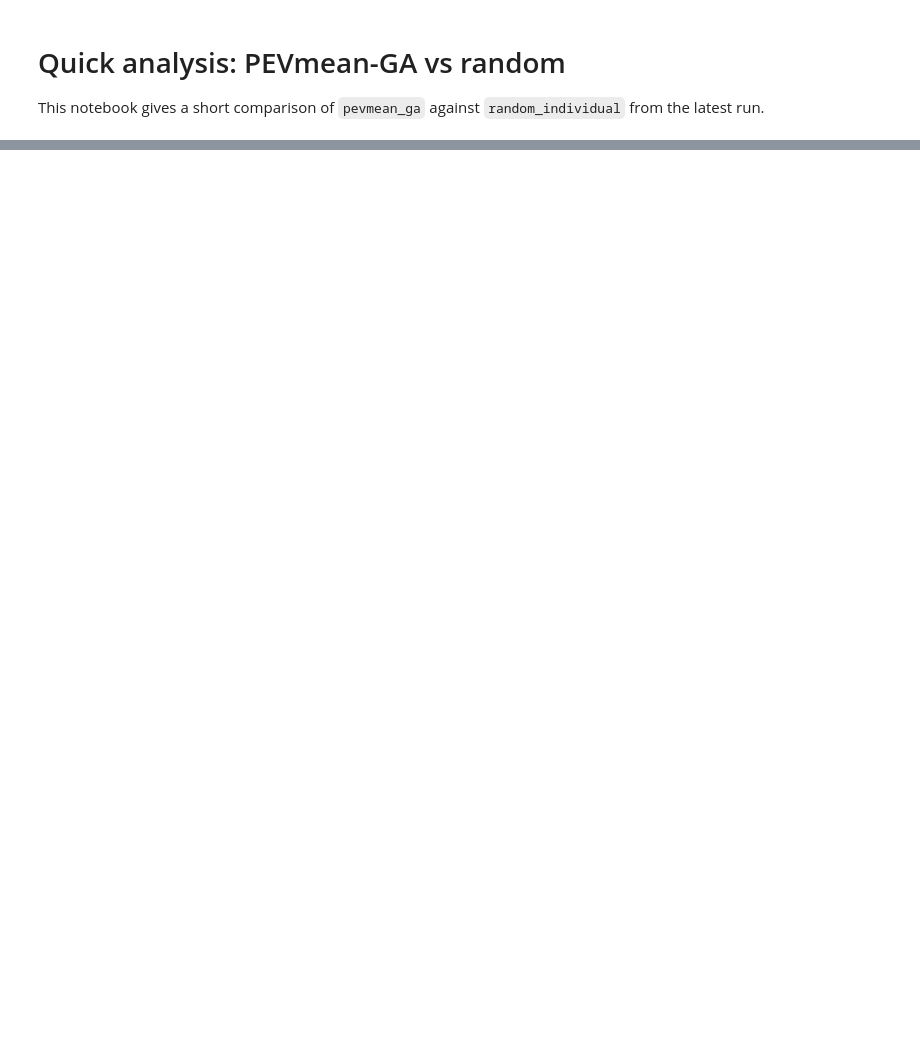
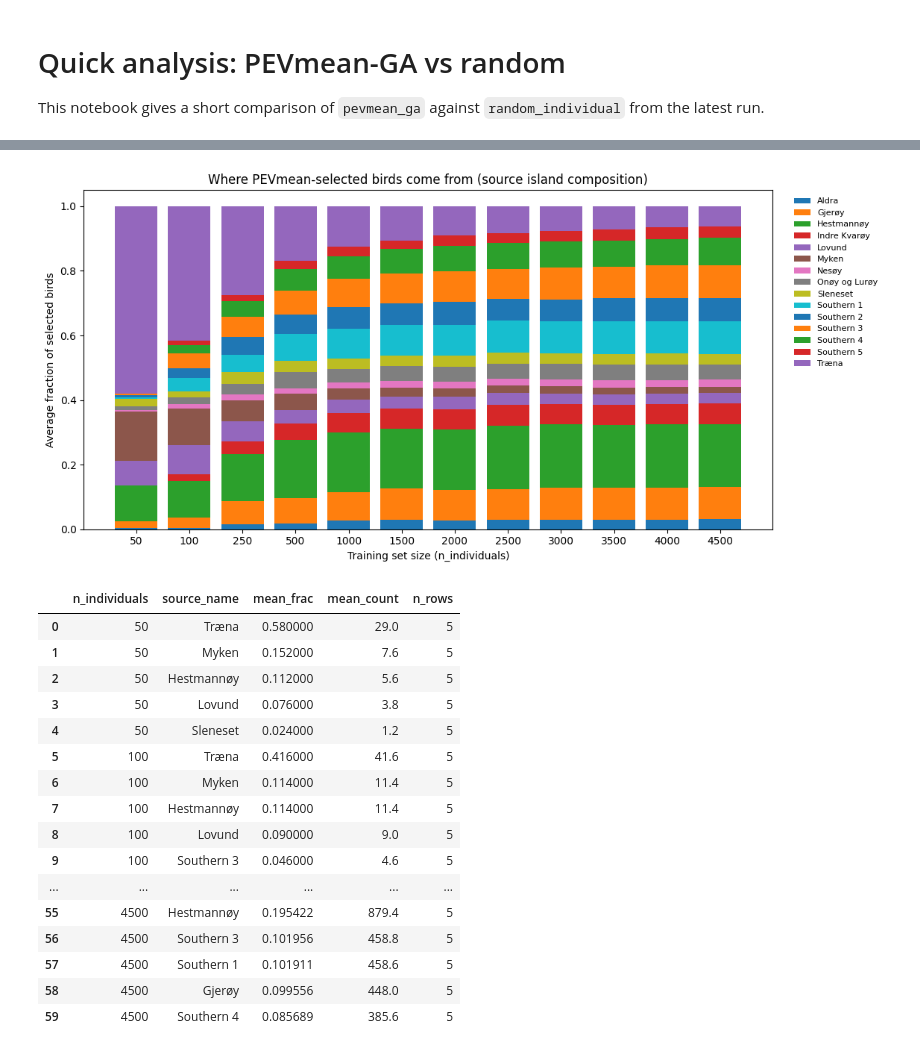
Before and after one commit to simennes/Master_thesis, a Jupyter notebook: notebooks/analyze_pevmean_ga_short.ipynb, the cells around one changed output, grey strips where cells are left out. Drawn from its saved outputs; the diff is of its cells as text; code cells hidden in the pictures; blank space fills up the shorter version.

```diff
--- a/notebooks/analyze_pevmean_ga_short.ipynb
+++ b/notebooks/analyze_pevmean_ga_short.ipynb
@@ -90,0 +227,80 @@ cmp_summary
+# %%
+# Composition overview figure
+
+# Ensure missing (repeat, island) combinations are treated as zero before averaging.
+all_repeats = sorted(comp_df['repeat'].unique().tolist())
+all_sizes = sorted(comp_df['n_individuals'].unique().tolist())
+all_islands = sorted(comp_df['source_name'].unique().tolist())
+
+full_index = pd.MultiIndex.from_product(
+    [all_repeats, all_sizes, all_islands],
+    names=['repeat', 'n_individuals', 'source_name']
+)
+
+comp_repeat = (
+    comp_df.groupby(['repeat', 'n_individuals', 'source_name'], as_index=False)
+    .agg(
+        frac_selected=('frac_selected', 'sum'),
+        n_selected=('n_selected', 'sum')
+    )
+    .set_index(['repeat', 'n_individuals', 'source_name'])
+    .reindex(full_index, fill_value=0.0)
+    .reset_index()
+)
+
+comp_mean = (
+    comp_repeat.groupby(['n_individuals', 'source_name'], as_index=False)
+    .agg(
+        mean_frac=('frac_selected', 'mean'),
+        mean_count=('n_selected', 'mean'),
+        n_rows=('repeat', 'size'),
+    )
+)
+
+pivot_frac = comp_mean.pivot(index='n_individuals', columns='source_name', values='mean_frac').fillna(0.0)
+pivot_frac = pivot_frac.sort_index()
+
+plt.figure(figsize=(11.5, 5.5))
+bottom = np.zeros(len(pivot_frac), dtype=float)
+for col in pivot_frac.columns:
+    vals = pivot_frac[col].to_numpy(dtype=float)
+    if np.allclose(vals, 0.0):
+        continue
+    plt.bar(pivot_frac.index.astype(str), vals, bottom=bottom, label=col)
+    bottom += vals
+
+plt.ylabel('Average fraction of selected birds')
+plt.xlabel('Training set size (n_individuals)')
+plt.title('Where PEVmean-selected birds come from (source island composition)')
+plt.legend(bbox_to_anchor=(1.02, 1), loc='upper left', frameon=False, fontsize=8)
+plt.tight_layout()
+plt.show()
+
+# Top contributors table
+top_contrib = (
+    comp_mean.sort_values(['n_individuals', 'mean_frac'], ascending=[True, False])
+    .groupby('n_individuals', as_index=False)
+    .head(5)
+    .reset_index(drop=True)
+)
+
+top_contrib
+# %% [output]
+[figure, added]
+|  | n_individuals | source_name | mean_frac | mean_count | n_rows |
+| 0 | 50 | Træna | 0.580000 | 29.0 | 5 |
+| 1 | 50 | Myken | 0.152000 | 7.6 | 5 |
+| 2 | 50 | Hestmannøy | 0.112000 | 5.6 | 5 |
+| 3 | 50 | Lovund | 0.076000 | 3.8 | 5 |
+| 4 | 50 | Sleneset | 0.024000 | 1.2 | 5 |
+| 5 | 100 | Træna | 0.416000 | 41.6 | 5 |
+| 6 | 100 | Myken | 0.114000 | 11.4 | 5 |
+| 7 | 100 | Hestmannøy | 0.114000 | 11.4 | 5 |
+| 8 | 100 | Lovund | 0.090000 | 9.0 | 5 |
+| 9 | 100 | Southern 3 | 0.046000 | 4.6 | 5 |
+| ... | ... | ... | ... | ... | ... |
+| 55 | 4500 | Hestmannøy | 0.195422 | 879.4 | 5 |
+| 56 | 4500 | Southern 3 | 0.101956 | 458.8 | 5 |
+| 57 | 4500 | Southern 1 | 0.101911 | 458.6 | 5 |
+| 58 | 4500 | Gjerøy | 0.099556 | 448.0 | 5 |
+| 59 | 4500 | Southern 4 | 0.085689 | 385.6 | 5 |
```
Also changed, not shown: parts of 11 cells of this notebook, 6 other files.
